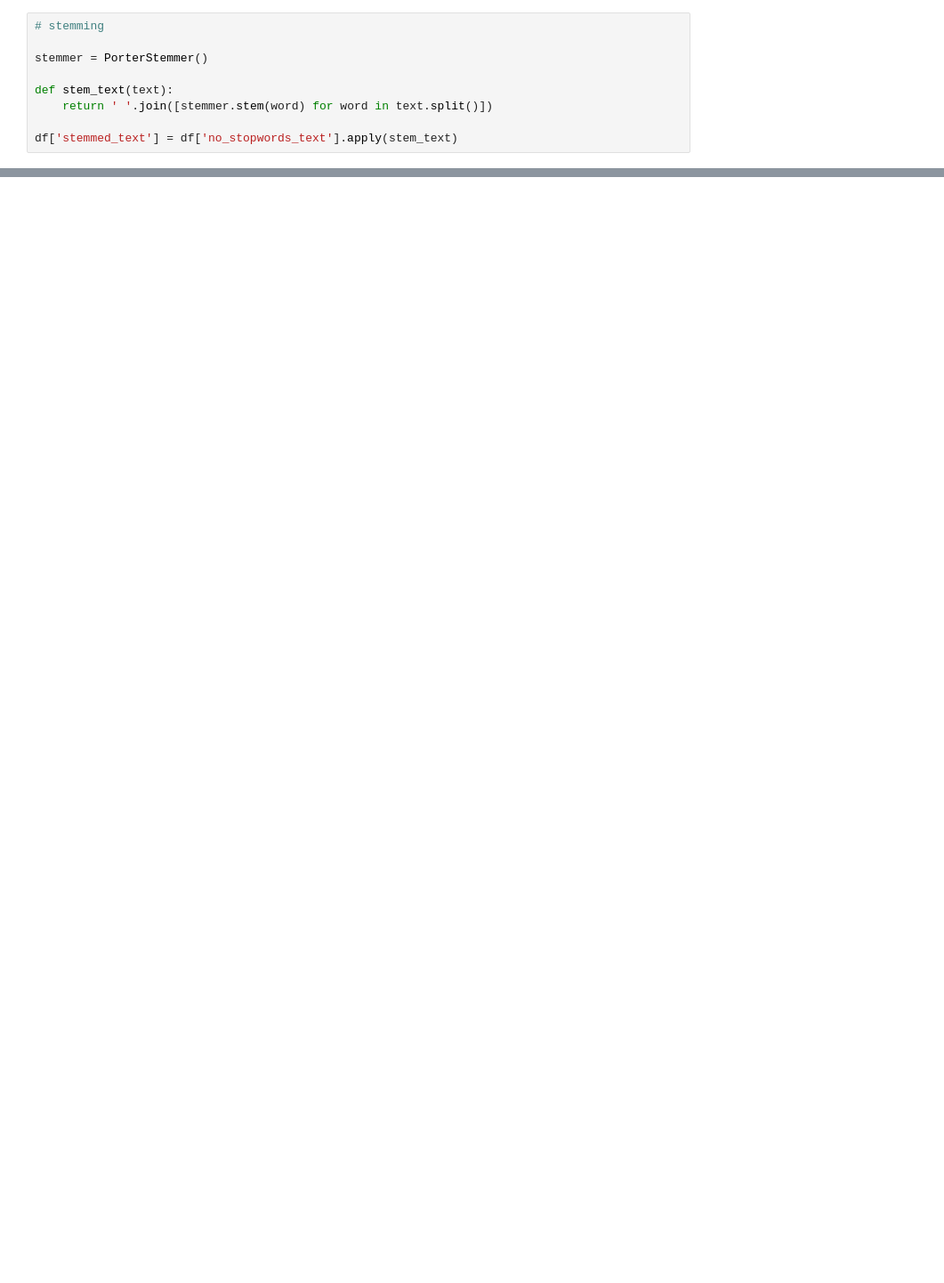
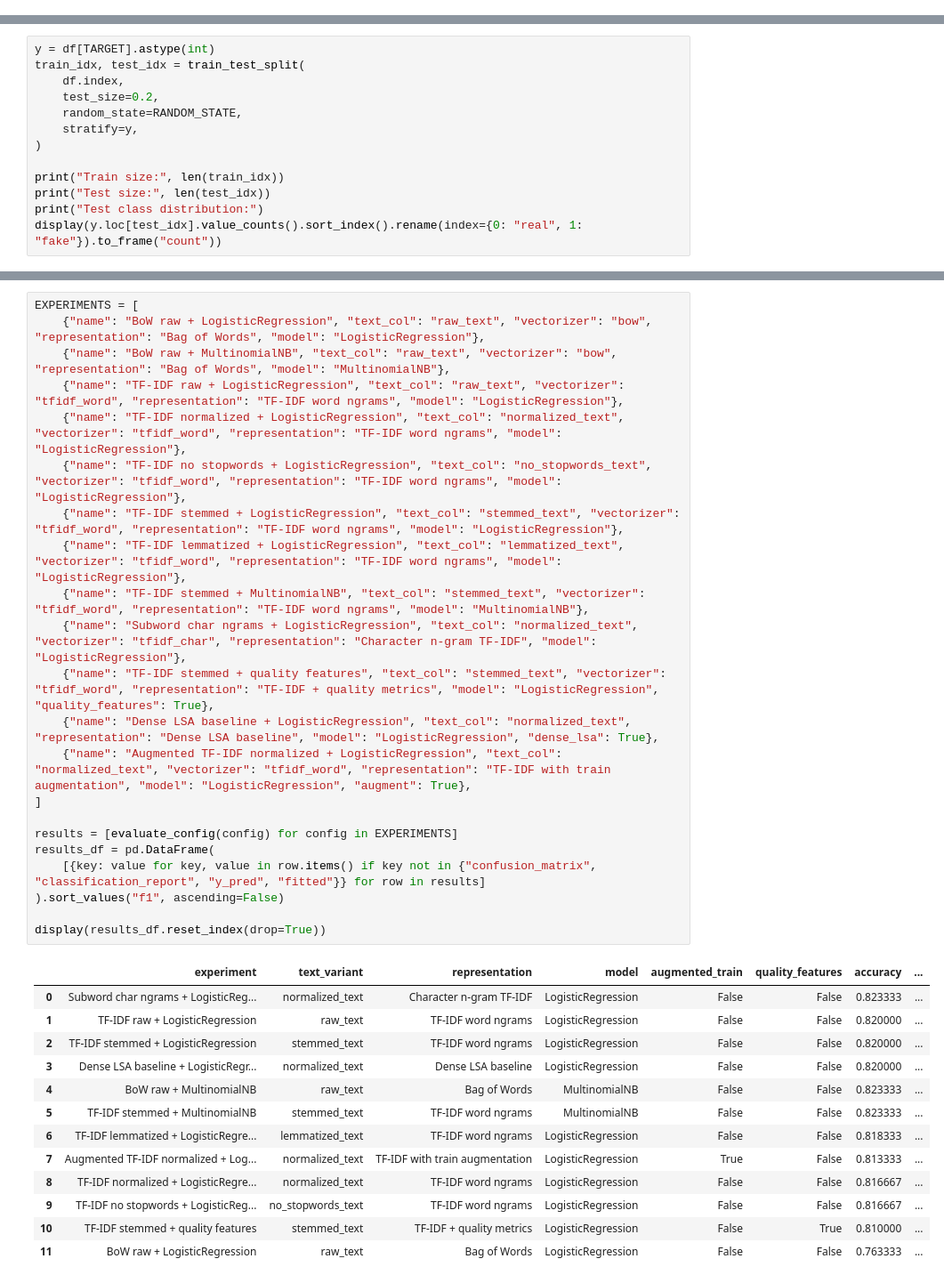
Before and after one commit to nemanjastojanovicc/detect-fake-jobs, a Jupyter notebook: detect-fake-jobs.ipynb, the cells around one changed output, grey strips where cells are left out. Shown at 89% size. Drawn from its saved outputs; the diff is of its cells as text; blank space fills up the shorter version.

```diff
--- a/detect-fake-jobs.ipynb
+++ b/detect-fake-jobs.ipynb
@@ -184,9 +0,0 @@ df['no_stopwords_text'] = df['normalized_text'].apply(remove_stopwords)
-# %%
-# stemming
-
-stemmer = PorterStemmer()
-
-def stem_text(text):
-    return ' '.join([stemmer.stem(word) for word in text.split()])
-
-df['stemmed_text'] = df['no_stopwords_text'].apply(stem_text)
@@ -352,0 +441,13 @@ weighted avg       0.86      0.85      0.85       600
+# %%
+y = df[TARGET].astype(int)
+train_idx, test_idx = train_test_split(
+    df.index,
+    test_size=0.2,
+    random_state=RANDOM_STATE,
+    stratify=y,
+)
+
+print("Train size:", len(train_idx))
+print("Test size:", len(test_idx))
+print("Test class distribution:")
+display(y.loc[test_idx].value_counts().sort_index().rename(index={0: "real", 1: "fake"}).to_frame("count"))
@@ -352,0 +544,36 @@ weighted avg       0.86      0.85      0.85       600
+# %%
+EXPERIMENTS = [
+    {"name": "BoW raw + LogisticRegression", "text_col": "raw_text", "vectorizer": "bow", "representation": "Bag of Words", "model": "LogisticRegression"},
+    {"name": "BoW raw + MultinomialNB", "text_col": "raw_text", "vectorizer": "bow", "representation": "Bag of Words", "model": "MultinomialNB"},
+    {"name": "TF-IDF raw + LogisticRegression", "text_col": "raw_text", "vectorizer": "tfidf_word", "representation": "TF-IDF word ngrams", "model": "LogisticRegression"},
+    {"name": "TF-IDF normalized + LogisticRegression", "text_col": "normalized_text", "vectorizer": "tfidf_word", "representation": "TF-IDF word ngrams", "model": "LogisticRegression"},
+    {"name": "TF-IDF no stopwords + LogisticRegression", "text_col": "no_stopwords_text", "vectorizer": "tfidf_word", "representation": "TF-IDF word ngrams", "model": "LogisticRegression"},
+    {"name": "TF-IDF stemmed + LogisticRegression", "text_col": "stemmed_text", "vectorizer": "tfidf_word", "representation": "TF-IDF word ngrams", "model": "LogisticRegression"},
+    {"name": "TF-IDF lemmatized + LogisticRegression", "text_col": "lemmatized_text", "vectorizer": "tfidf_word", "representation": "TF-IDF word ngrams", "model": "LogisticRegression"},
+    {"name": "TF-IDF stemmed + MultinomialNB", "text_col": "stemmed_text", "vectorizer": "tfidf_word", "representation": "TF-IDF word ngrams", "model": "MultinomialNB"},
+    {"name": "Subword char ngrams + LogisticRegression", "text_col": "normalized_text", "vectorizer": "tfidf_char", "representation": "Character n-gram TF-IDF", "model": "LogisticRegression"},
+    {"name": "TF-IDF stemmed + quality features", "text_col": "stemmed_text", "vectorizer": "tfidf_word", "representation": "TF-IDF + quality metrics", "model": "LogisticRegression", "quality_features": True},
+    {"name": "Dense LSA baseline + LogisticRegression", "text_col": "normalized_text", "representation": "Dense LSA baseline", "model": "LogisticRegression", "dense_lsa": True},
+    {"name": "Augmented TF-IDF normalized + LogisticRegression", "text_col": "normalized_text", "vectorizer": "tfidf_word", "representation": "TF-IDF with train augmentation", "model": "LogisticRegression", "augment": True},
+]
+
+results = [evaluate_config(config) for config in EXPERIMENTS]
+results_df = pd.DataFrame(
+    [{key: value for key, value in row.items() if key not in {"confusion_matrix", "classification_report", "y_pred", "fitted"}} for row in results]
+).sort_values("f1", ascending=False)
+
+display(results_df.reset_index(drop=True))
+# %% [output]
+|  | experiment | text_variant | representation | model | augmented_train | quality_features | accuracy | ... |
+| 0 | Subword char ngrams + LogisticReg... | normalized_text | Character n-gram TF-IDF | LogisticRegression | False | False | 0.823333 | ... |
+| 1 | TF-IDF raw + LogisticRegression | raw_text | TF-IDF word ngrams | LogisticRegression | False | False | 0.820000 | ... |
+| 2 | TF-IDF stemmed + LogisticRegression | stemmed_text | TF-IDF word ngrams | LogisticRegression | False | False | 0.820000 | ... |
+| 3 | Dense LSA baseline + LogisticRegr... | normalized_text | Dense LSA baseline | LogisticRegression | False | False | 0.820000 | ... |
+| 4 | BoW raw + MultinomialNB | raw_text | Bag of Words | MultinomialNB | False | False | 0.823333 | ... |
+| 5 | TF-IDF stemmed + MultinomialNB | stemmed_text | TF-IDF word ngrams | MultinomialNB | False | False | 0.823333 | ... |
+| 6 | TF-IDF lemmatized + LogisticRegre... | lemmatized_text | TF-IDF word ngrams | LogisticRegression | False | False | 0.818333 | ... |
+| 7 | Augmented TF-IDF normalized + Log... | normalized_text | TF-IDF with train augmentation | LogisticRegression | True | False | 0.813333 | ... |
+| 8 | TF-IDF normalized + LogisticRegre... | normalized_text | TF-IDF word ngrams | LogisticRegression | False | False | 0.816667 | ... |
+| 9 | TF-IDF no stopwords + LogisticReg... | no_stopwords_text | TF-IDF word ngrams | LogisticRegression | False | False | 0.816667 | ... |
+| 10 | TF-IDF stemmed + quality features | stemmed_text | TF-IDF + quality metrics | LogisticRegression | False | True | 0.810000 | ... |
+| 11 | BoW raw + LogisticRegression | raw_text | Bag of Words | LogisticRegression | False | False | 0.763333 | ... |
```
Also changed, not shown: parts of 56 cells of this notebook, 2 other files.
